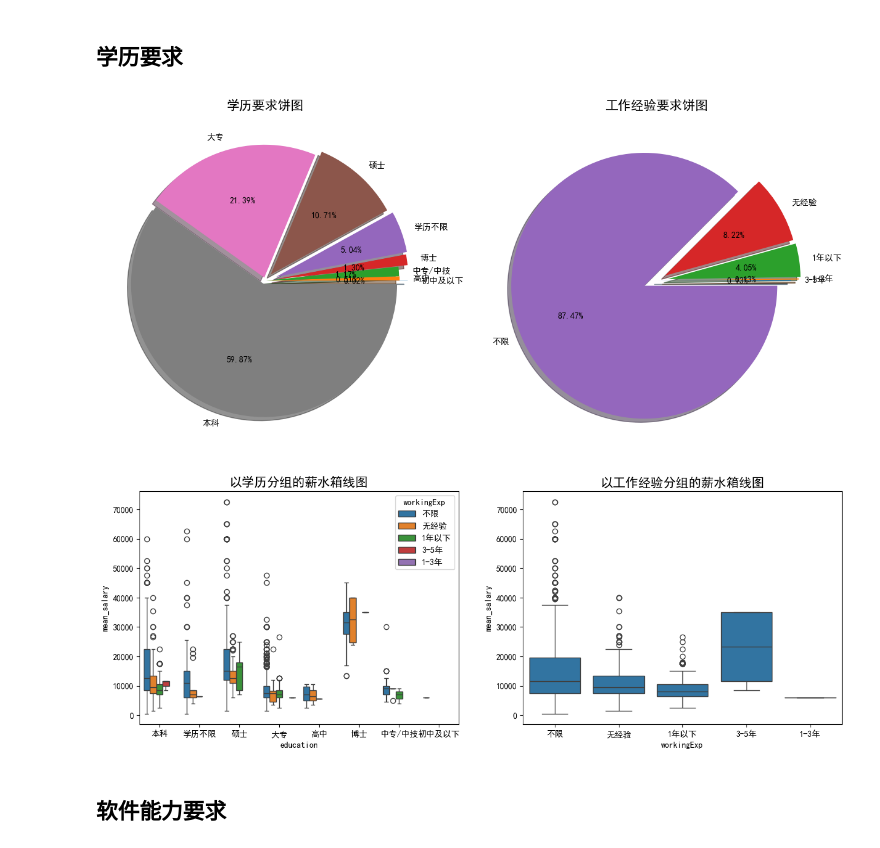
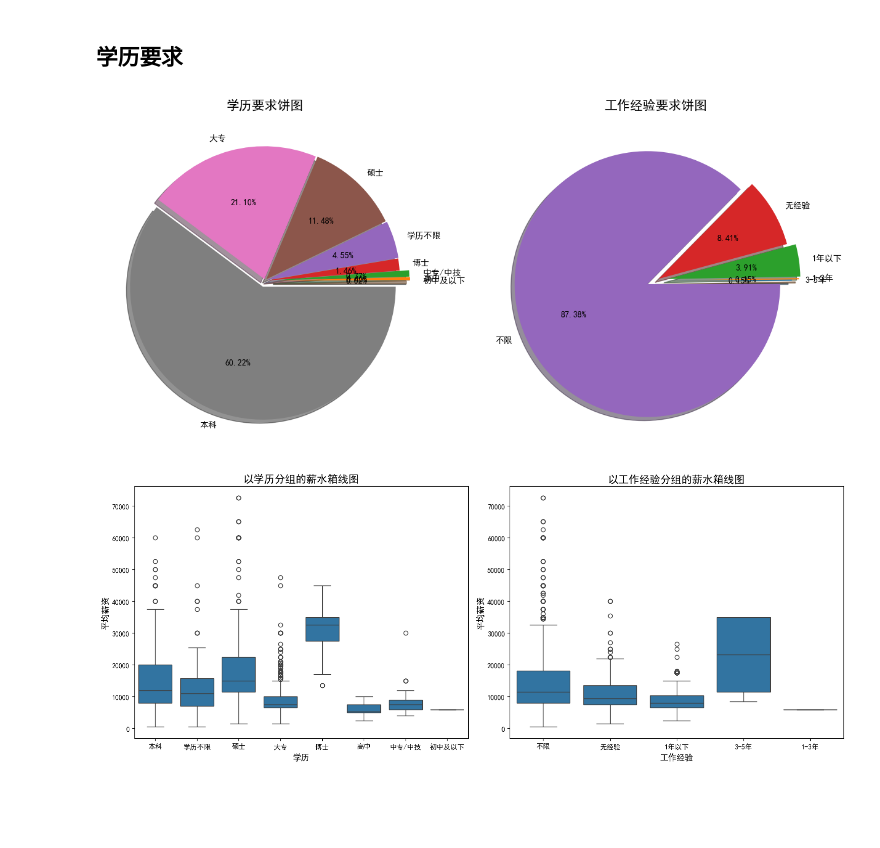
Before and after one commit to SHULI76/1, a Jupyter notebook: 数据分析类招聘信息数据分析.ipynb, the cells around one changed output. Drawn from its saved outputs; the diff is of its cells as text; code cells hidden in the pictures; blank space fills up the shorter version.

```diff
--- a/数据分析类招聘信息数据分析.ipynb
+++ b/数据分析类招聘信息数据分析.ipynb
@@ -967,8 +957,8 @@ data.head(3)
 # %% [markdown]
 ## 学历要求
 # %%
-eduLevel = data['education'].value_counts().sort_values(ascending=True)
-workingExp = data['workingExp'].value_counts().sort_values(ascending=True)
+eduLevel = df['education'].value_counts().sort_values(ascending=True)
+workingExp = df['workingExp'].value_counts().sort_values(ascending=True)
 
 
 fig, axes = plt.subplots(1, 2, figsize=(15, 7))
@@ -987,29 +977,28 @@ axes[1].pie(workingExp, labels=workingExp.index, explode=explode_exp, autopct='%
 axes[1].set_title('工作经验要求饼图', fontsize=15)
 plt.show()
 # %% [output]
-[figure, old version]
+[figure, new version]
 # %%
 import matplotlib.pyplot as plt
 import seaborn as sns
 
-# 假设 data 是一个 pandas DataFrame，包含 'education', 'workingExp' 和 'mean_salary' 列
-# data = ...
-
-fig, axes = plt.subplots(1, 2, figsize=(15, 5))
+# 设置图表大小
+fig, axes = plt.subplots(1, 2, figsize=(15, 6))
 
 # 以学历分组的薪水箱线图
-sns.boxplot(x='education', y='mean_salary',
-            hue='workingExp', data=data, ax=axes[0])
+sns.boxplot(x='education', y='avg_salary', data=df, ax=axes[0])
 axes[0].set_title('以学历分组的薪水箱线图', fontsize=15)
-# axes[0].set_ylim([0, 28])  # 设置 y 轴的显示范围
+axes[0].set_xlabel('学历', fontsize=12)
+axes[0].set_ylabel('平均薪资', fontsize=12)
 
 # 以工作经验分组的薪水箱线图
-sns.boxplot(x='workingExp', y='mean_salary', data=data, ax=axes[1])
+sns.boxplot(x='workingExp', y='avg_salary', data=df, ax=axes[1])
 axes[1].set_title('以工作经验分组的薪水箱线图', fontsize=15)
-# axes[1].set_ylim([0, 45])  # 设置 y 轴的显示范围
+axes[1].set_xlabel('工作经验', fontsize=12)
+axes[1].set_ylabel('平均薪资', fontsize=12)
 
+# 显示图表
+plt.tight_layout()
 plt.show()
 # %% [output]
-[figure, old version]
+[figure, new version]
-# %% [markdown]
-## 软件能力要求
```
Also changed, not shown: parts of 26 cells of this notebook.
